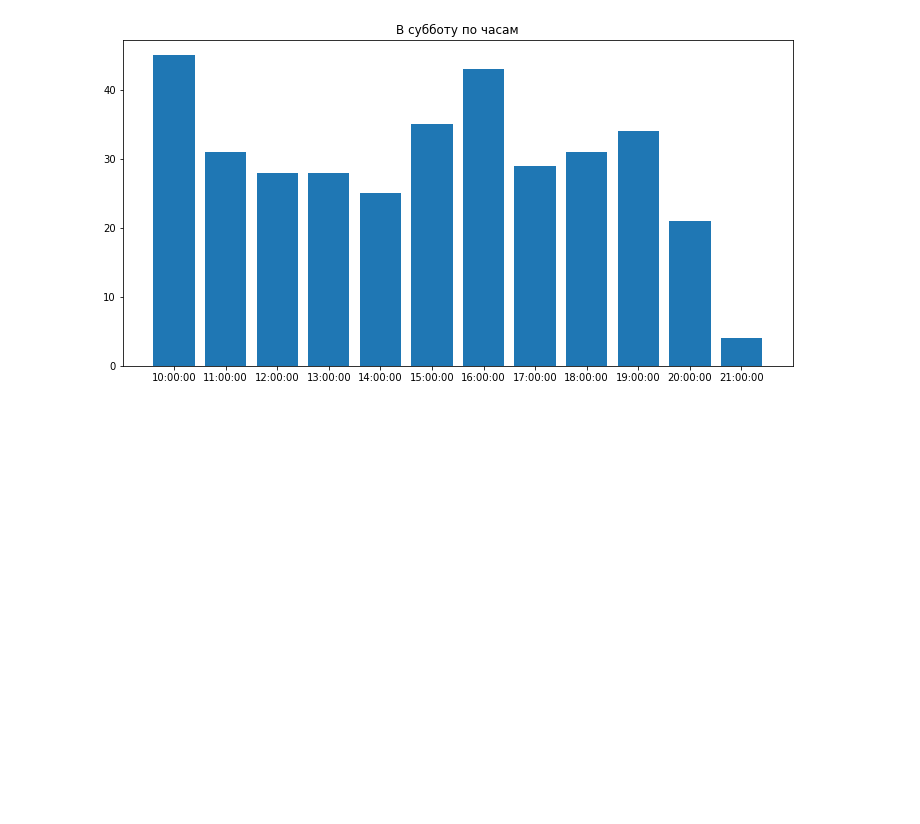
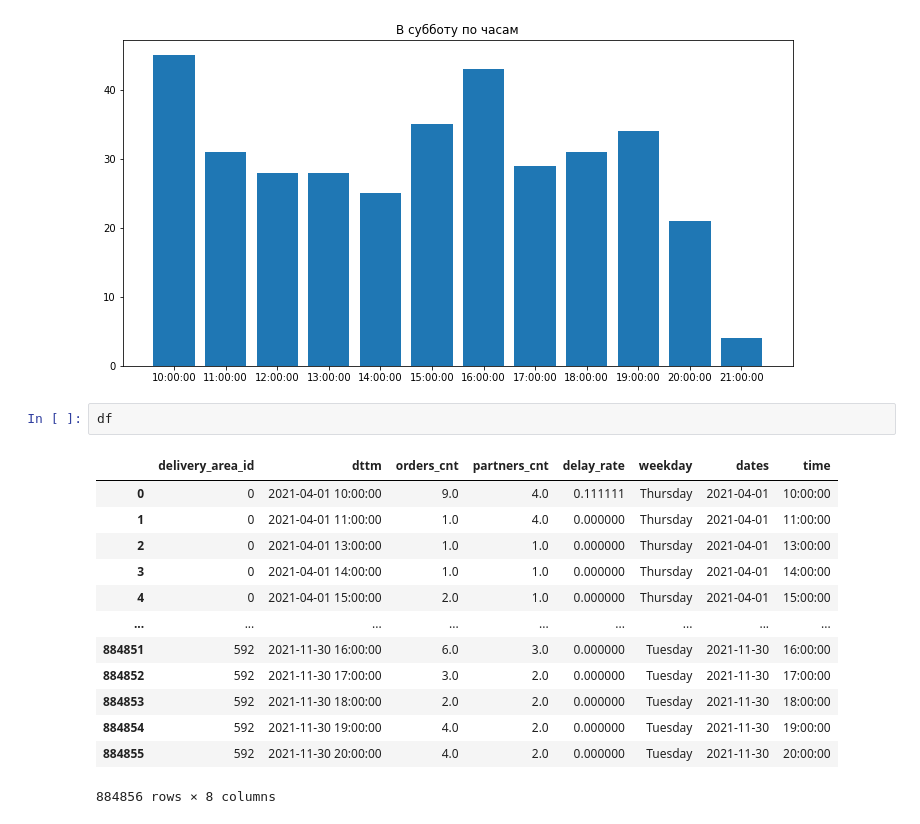
Before and after one commit to MikhailovDaniil/demand_forecasting_hackathon, a Jupyter notebook: draft.ipynb, the cells around one changed output. Saved outputs shown, nothing was run; the diff lists cells and outputs as text; blank space fills up the shorter version.

```diff
--- a/draft.ipynb
+++ b/draft.ipynb
@@ -201,3 +225,19 @@ plt.show()
 [figure]
 [figure]
 [figure]
+# %%
+df
+# %% [output]
+|  | delivery_area_id | dttm | orders_cnt | partners_cnt | delay_rate | weekday | dates | time |
+| 0 | 0 | 2021-04-01 10:00:00 | 9.0 | 4.0 | 0.111111 | Thursday | 2021-04-01 | 10:00:00 |
+| 1 | 0 | 2021-04-01 11:00:00 | 1.0 | 4.0 | 0.000000 | Thursday | 2021-04-01 | 11:00:00 |
+| 2 | 0 | 2021-04-01 13:00:00 | 1.0 | 1.0 | 0.000000 | Thursday | 2021-04-01 | 13:00:00 |
+| 3 | 0 | 2021-04-01 14:00:00 | 1.0 | 1.0 | 0.000000 | Thursday | 2021-04-01 | 14:00:00 |
+| 4 | 0 | 2021-04-01 15:00:00 | 2.0 | 1.0 | 0.000000 | Thursday | 2021-04-01 | 15:00:00 |
+| ... | ... | ... | ... | ... | ... | ... | ... | ... |
+| 884851 | 592 | 2021-11-30 16:00:00 | 6.0 | 3.0 | 0.000000 | Tuesday | 2021-11-30 | 16:00:00 |
+| 884852 | 592 | 2021-11-30 17:00:00 | 3.0 | 2.0 | 0.000000 | Tuesday | 2021-11-30 | 17:00:00 |
+| 884853 | 592 | 2021-11-30 18:00:00 | 2.0 | 2.0 | 0.000000 | Tuesday | 2021-11-30 | 18:00:00 |
+| 884854 | 592 | 2021-11-30 19:00:00 | 4.0 | 2.0 | 0.000000 | Tuesday | 2021-11-30 | 19:00:00 |
+| 884855 | 592 | 2021-11-30 20:00:00 | 4.0 | 2.0 | 0.000000 | Tuesday | 2021-11-30 | 20:00:00 |
+884856 rows × 8 columns
```
Also changed, not shown: parts of 2 cells of this notebook.
